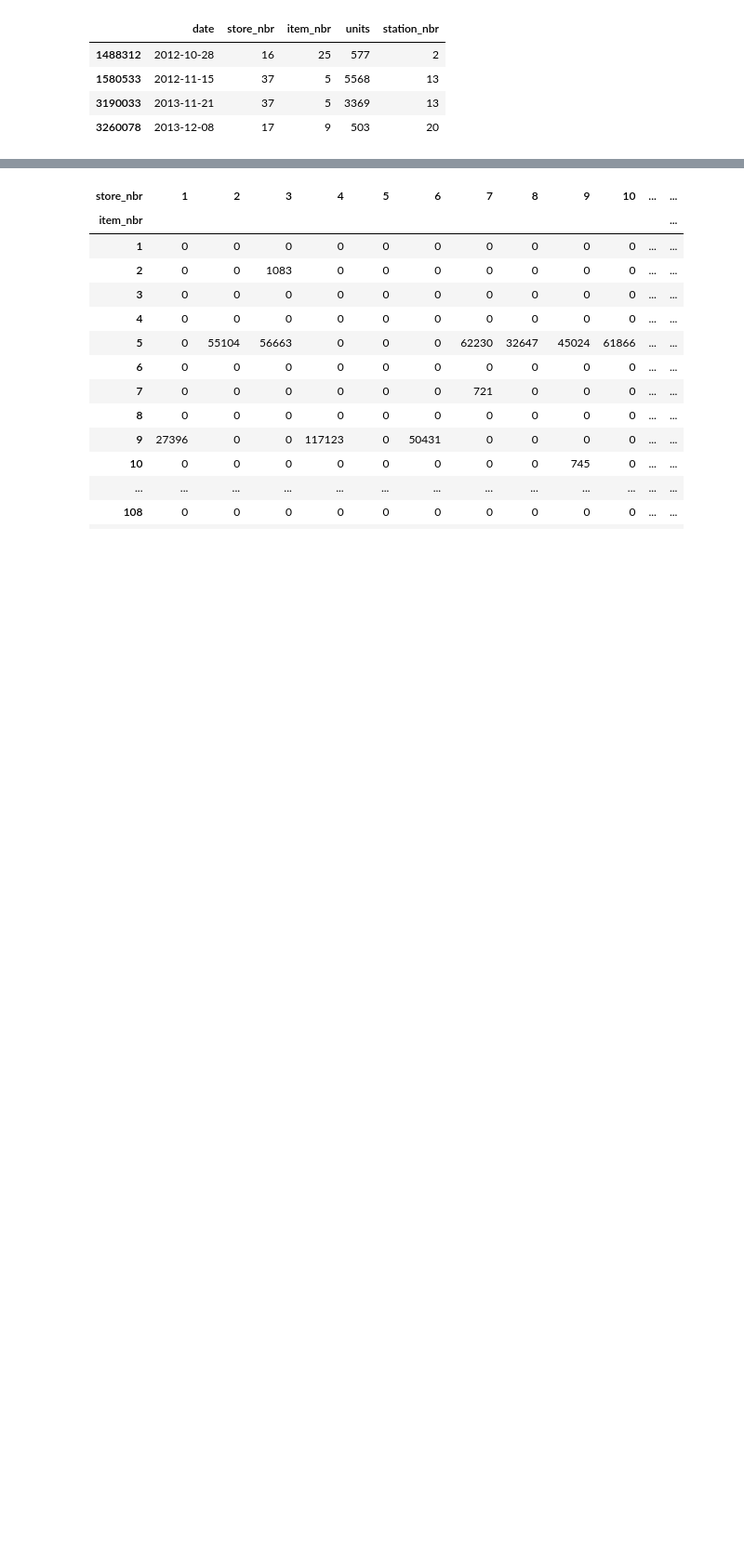
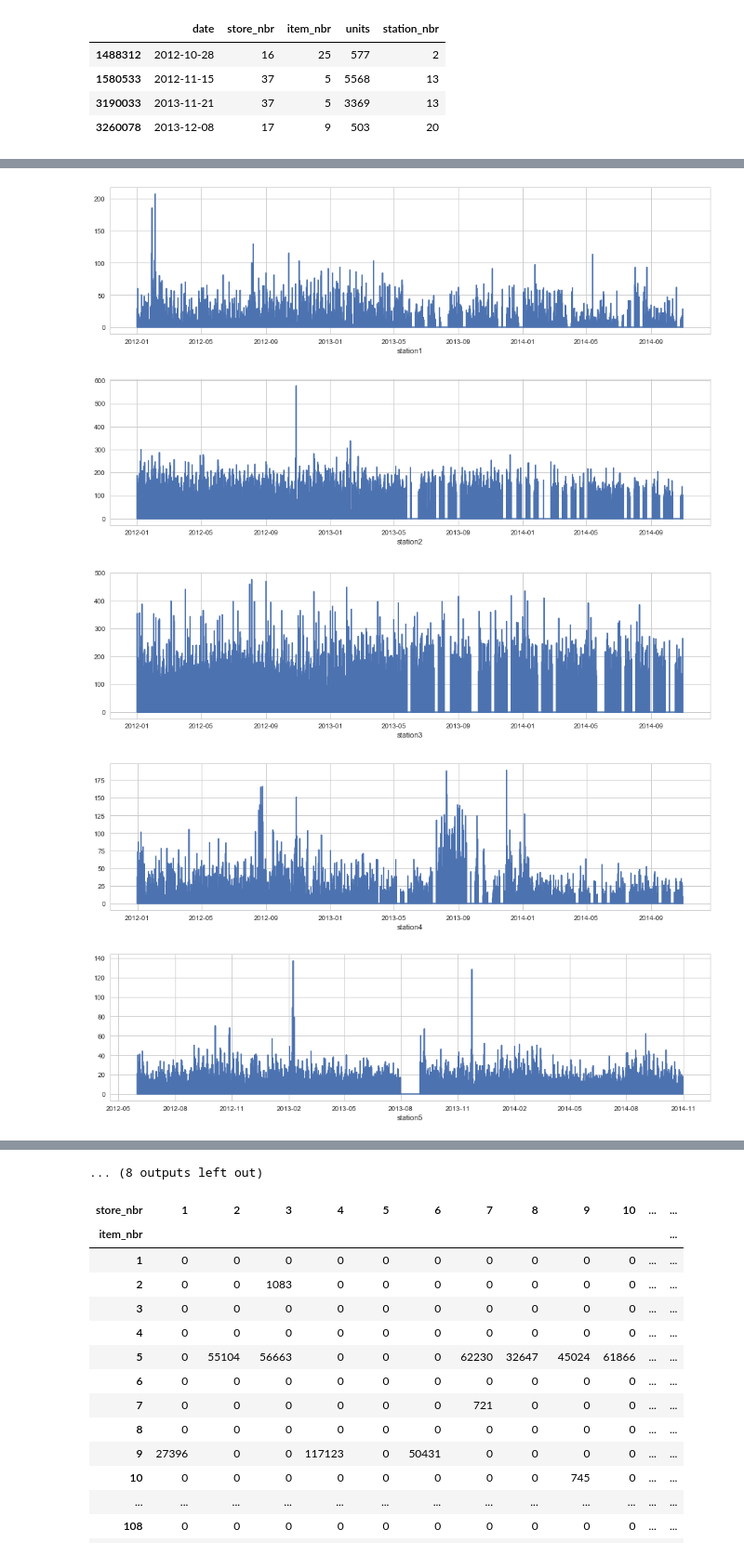
Before and after one commit to annakimm/TIL, a Jupyter notebook: project1_walmart/00_y_EDA.ipynb, the cells around one changed output, grey strips where cells are left out. Shown at 93% size. Saved outputs shown, nothing was run; the diff lists cells and outputs as text; code cells hidden in the pictures; blank space fills up the shorter version.

```diff
--- a/project1_walmart/00_y_EDA.ipynb
+++ b/project1_walmart/00_y_EDA.ipynb
@@ -120,0 +158,16 @@ AttributeError: 'Series' object has no attribute 'to_datetime'
+# %%
+# 20개 station에 대해서 item 별로 그래프 그리기
+def make_station_graph():
+    for i in range(1, 21):
+        station = target_rm[target_rm["station_nbr"] == i]
+        plt.figure(figsize=(16, 4))
+        plt.xlabel("station"+str(i))
+        plt.plot(pd.to_datetime(station["date"]), station["units"])
+
+make_station_graph()
+# %% [output]
+[figure, added]
+[figure, added]
+[figure, added]
+[figure, added]
+[figure, added]
@@ -121,3 +181,4 @@ AttributeError: 'Series' object has no attribute 'to_datetime'
+... (8 outputs left out)
 # %%
 target.pivot_table(columns="store_nbr", index="item_nbr", values = "units", aggfunc=sum, margins=True, margins_name="All")
 # %% [output]
```
Also changed, not shown: parts of 11 cells of this notebook, 12 other files.
